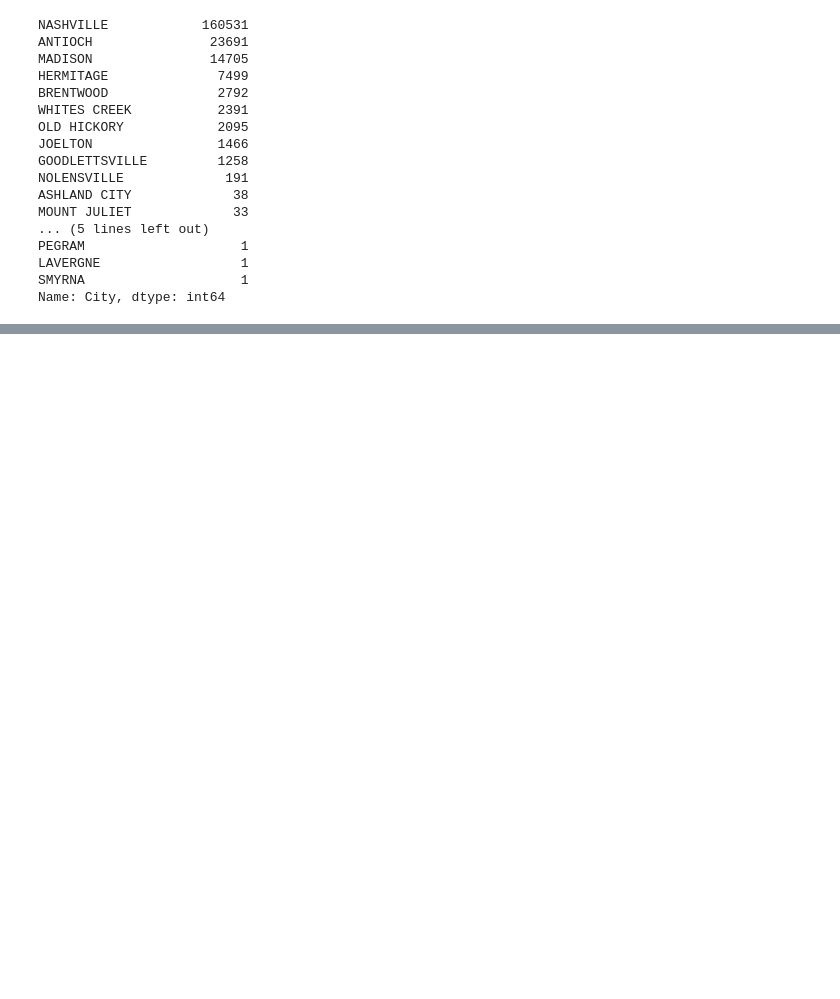
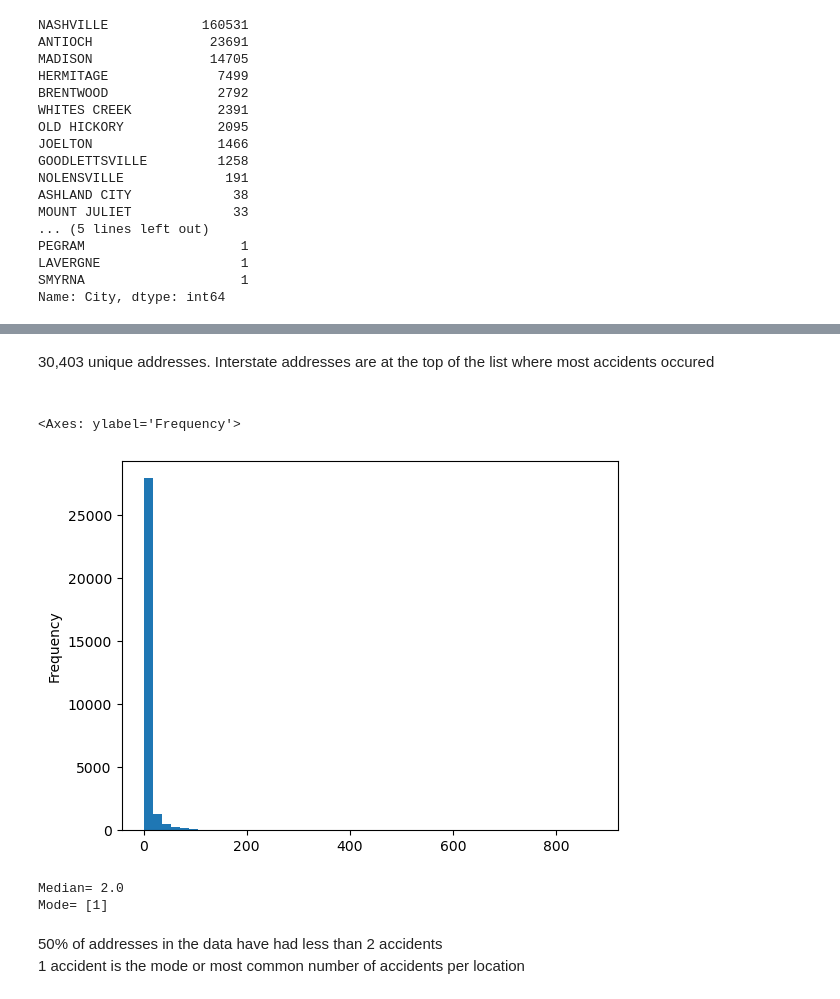
Before and after one commit to essetetsahai/nashville_traffic, a Jupyter notebook: notebooks/traffic_notebook.ipynb, the cells around one changed output, grey strips where cells are left out. Cells and saved outputs as stored; diff of their text form; code cells hidden in the pictures; blank space fills up the shorter version.

Commit message:
Street Address

```diff
--- a/notebooks/traffic_notebook.ipynb
+++ b/notebooks/traffic_notebook.ipynb
@@ -795,3 +795,6 @@ SMYRNA                    1
 Name: City, dtype: int64
 # %%
 df.to_csv('../data/df.csv', index = False)
+# %%
+df = pd.read_csv('../data/df.csv')
+df
@@ -797,0 +815,5 @@ df.to_csv('../data/df.csv', index = False)
+# %%
+#Top 20 locations with most accidents
+street = pd.DataFrame({'Street' : df['Street Address'].value_counts().index,
+              'Count' : df['Street Address'].value_counts().values})
+street
@@ -797,0 +834,17 @@ df.to_csv('../data/df.csv', index = False)
+# %% [markdown]
+30,403 unique addresses. Interstate addresses are at the top of the list where most accidents occured<br><br>
+# %%
+#Looking at distribution of counts of accidents per address
+street['Count'].plot(kind = 'hist',bins = 50)
+# %% [output]
+<Axes: ylabel='Frequency'>
+[figure, added]
+# %%
+print('Median=', street['Count'].median() )
+print('Mode=', street['Count'].mode().tolist())
+# %% [output]
+Median= 2.0
+Mode= [1]
+# %% [markdown]
+50% of addresses in the data have had less than 2 accidents<br>
+1 accident is the mode or most common number of accidents per location
```
Also changed, not shown: parts of 8 cells of this notebook.
